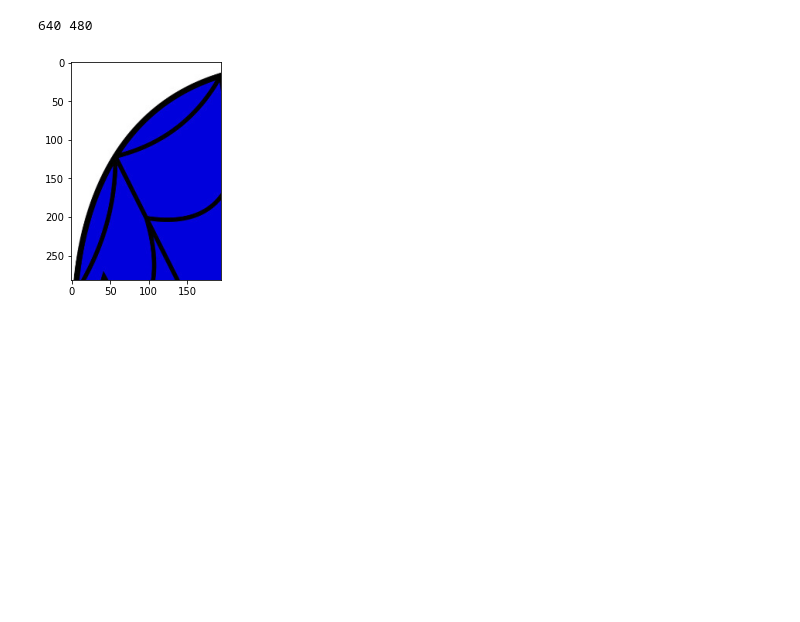
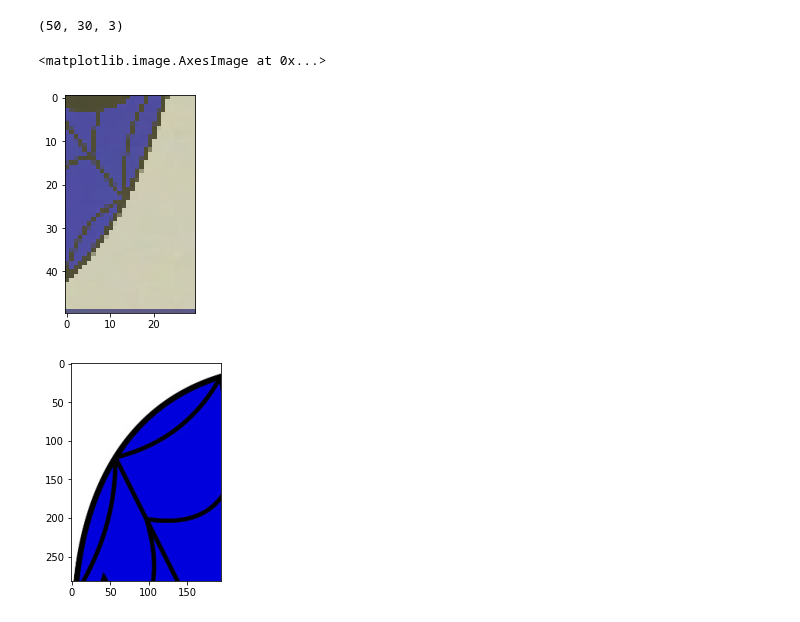
Before and after one commit to Twtamaris/machine_learning, a Jupyter notebook: spiderman_face/app.ipynb, the cells around one changed output. Saved outputs shown, nothing was run; the diff lists cells and outputs as text; code cells hidden in the pictures; blank space fills up the shorter version.

```diff
--- a/spiderman_face/app.ipynb
+++ b/spiderman_face/app.ipynb
@@ -14,35 +12,60 @@ for i in images_name:
 # %%
 import cv2
+import numpy as np
 import random
 
 # Open the video capture
 video_capture = cv2.VideoCapture(0)
 
+# Get the frame dimensions
 frame_width = int(video_capture.get(cv2.CAP_PROP_FRAME_WIDTH))
 frame_height = int(video_capture.get(cv2.CAP_PROP_FRAME_HEIGHT))
-print(frame_width, frame_height)
+
+# Resize the images to (30, 50)
+resized_images = [cv2.resize(image, (30, 50)) for image in images]
 
 while True:
     # Read the frame from the video capture
+    ret, frame = video_capture.read()
 
-    ret, frame = video_capture.read()
-    for image in images:
+
+    # Overlay the images at random positions
+    for image in resized_images:
+        # Randomly select x, y position for the image
         x = random.randint(0, frame_width - image.shape[1])
         y = random.randint(0, frame_height - image.shape[0])
 
-    # Create a region of interest (ROI) for images
+        # frame ma china spiderman ko portion khaligareko so that tyo
+        # spiderman ko image ata basna sakos.
+        roi = frame[y:y + image.shape[0], x:x + image.shape[1]]
 
-
+        # Add the image to the ROI
+        # roi pachadi ko 0.5 le sautration dinxa image ko lagi
+        # image pachi ko 1 le ni color kai chij dinxa 0 bhayo bhaney purai black
+        # 1 bhayo bhaney purai clear image
+        blended = cv2.addWeighted(roi, 0, image, 1, 0)
+        # frame ko ati portion ma image add gareko
+        # Add the blended ROI back to the frame
+        frame[y:y + image.shape[0], x:x + image.shape[1]] = blended
 
     # Display the frame
     cv2.imshow('Camera', frame)
 
     # Check for the "q" key press
-    if cv2.waitKey(1) & 0xFF == ord('q'):
+    key = cv2.waitKey(100)
+    if key == ord('q'):
         break
 
 # Release the video capture and close the window
 video_capture.release()
 cv2.destroyAllWindows()
-# %% [output]
-640 480
+# %%
+frame[y:y + image.shape[0], x:x + image.shape[1]].shape
+# %% [output]
+(50, 30, 3)
+# %%
+import matplotlib.pyplot as plt
+plt.imshow(frame[y:y + image.shape[0], x:x + image.shape[1]])
+# %% [output]
+<matplotlib.image.AxesImage at 0x...>
+[figure, added]
```
Also changed, not shown: parts of 3 cells of this notebook.
